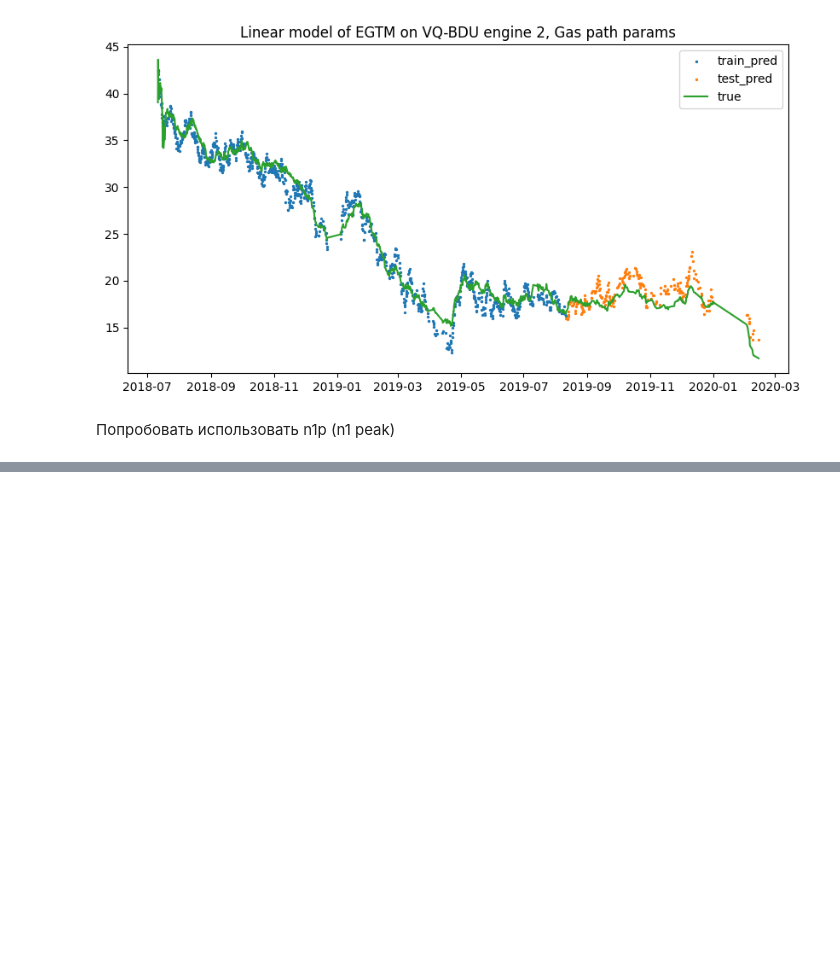
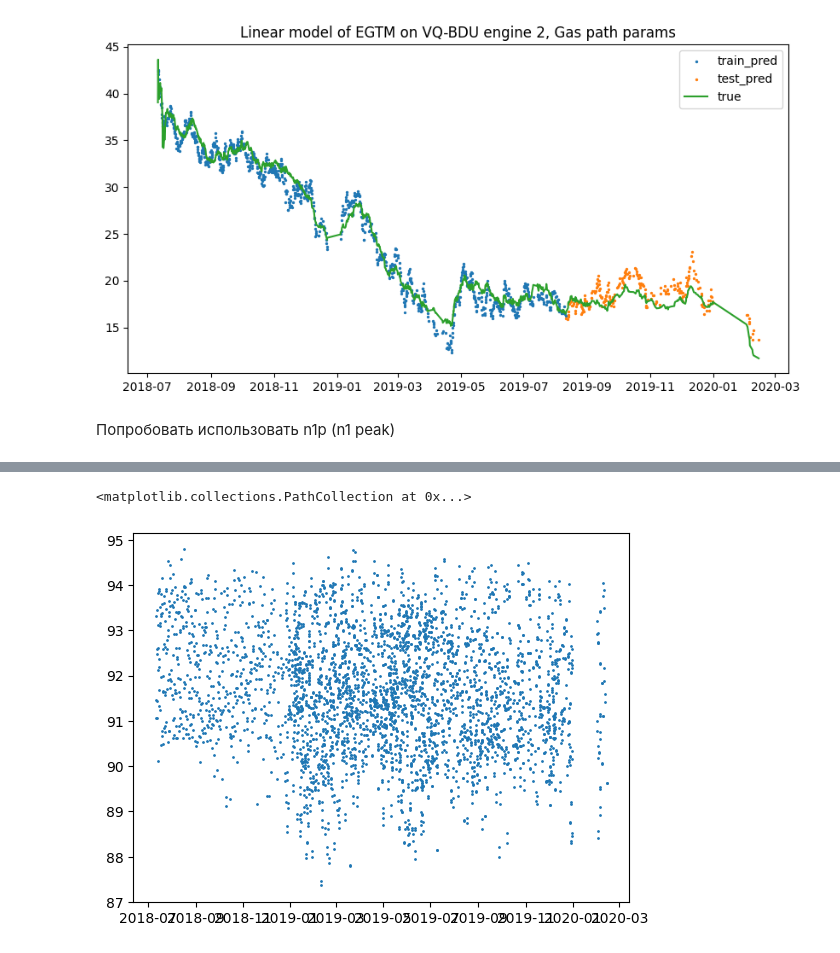
Before and after one commit to skeptlk/ecm, a Jupyter notebook: ex5_corrections.ipynb, the cells around one changed output, grey strips where cells are left out. Saved outputs shown, nothing was run; the diff lists cells and outputs as text; code cells hidden in the pictures; blank space fills up the shorter version.

```diff
--- a/ex5_corrections.ipynb
+++ b/ex5_corrections.ipynb
@@ -198,0 +199,12 @@ Baseline: rmse = 2.610 mae = 1.499 r2 = -0.220
+# %%
+theta = (data['tat'] + 273.15) / 288.15
+
+alpha = 0.5
+
+data['n1k'] = data['n1a'] / (theta ** alpha)
+data['n2k'] = data['n2a'] / (theta ** alpha)
+# data['egtk'] = (data['egt'] + 273.15) / theta
+plt.scatter(data['reportts'], data['n2k'], s=1)
+# %% [output]
+<matplotlib.collections.PathCollection at 0x...>
+[figure, added]
```
Also changed, not shown: parts of 1 cell of this notebook.
